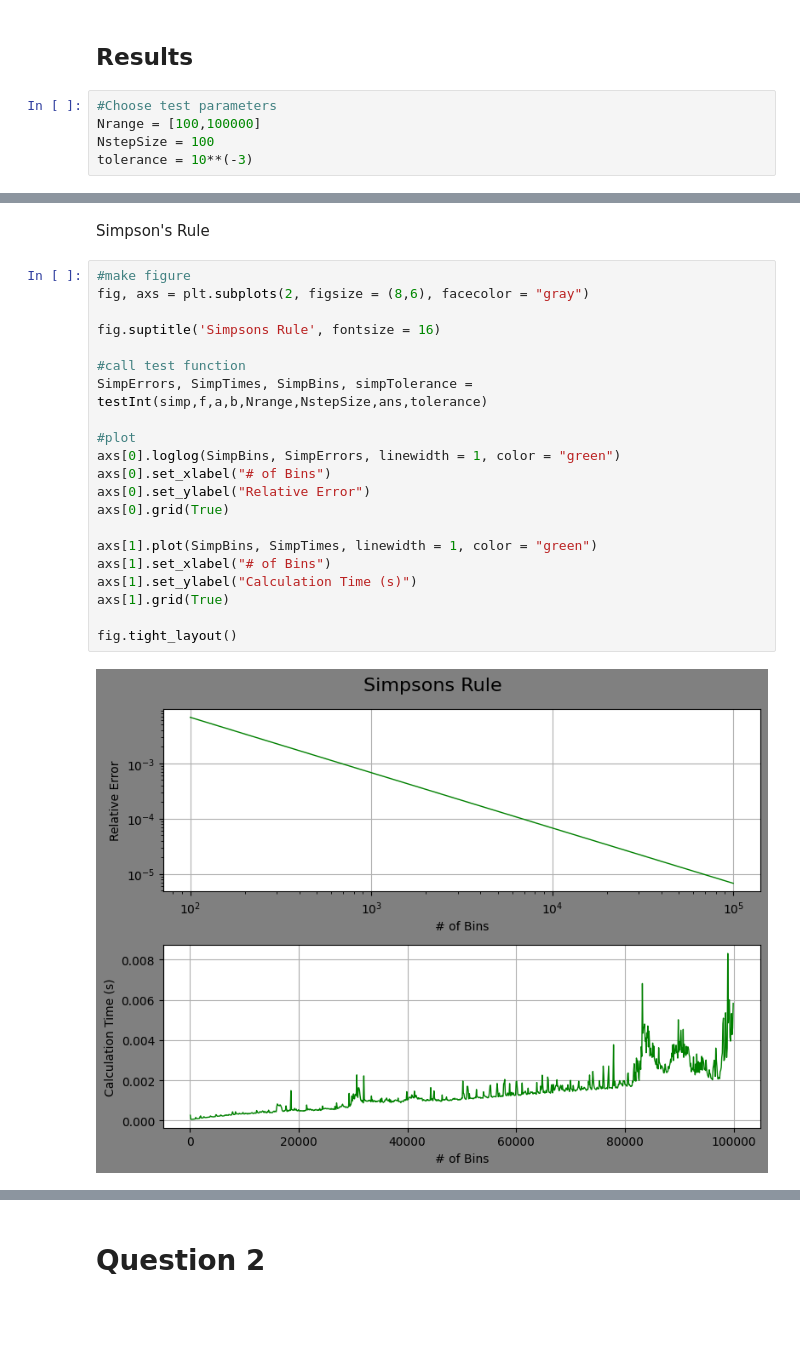
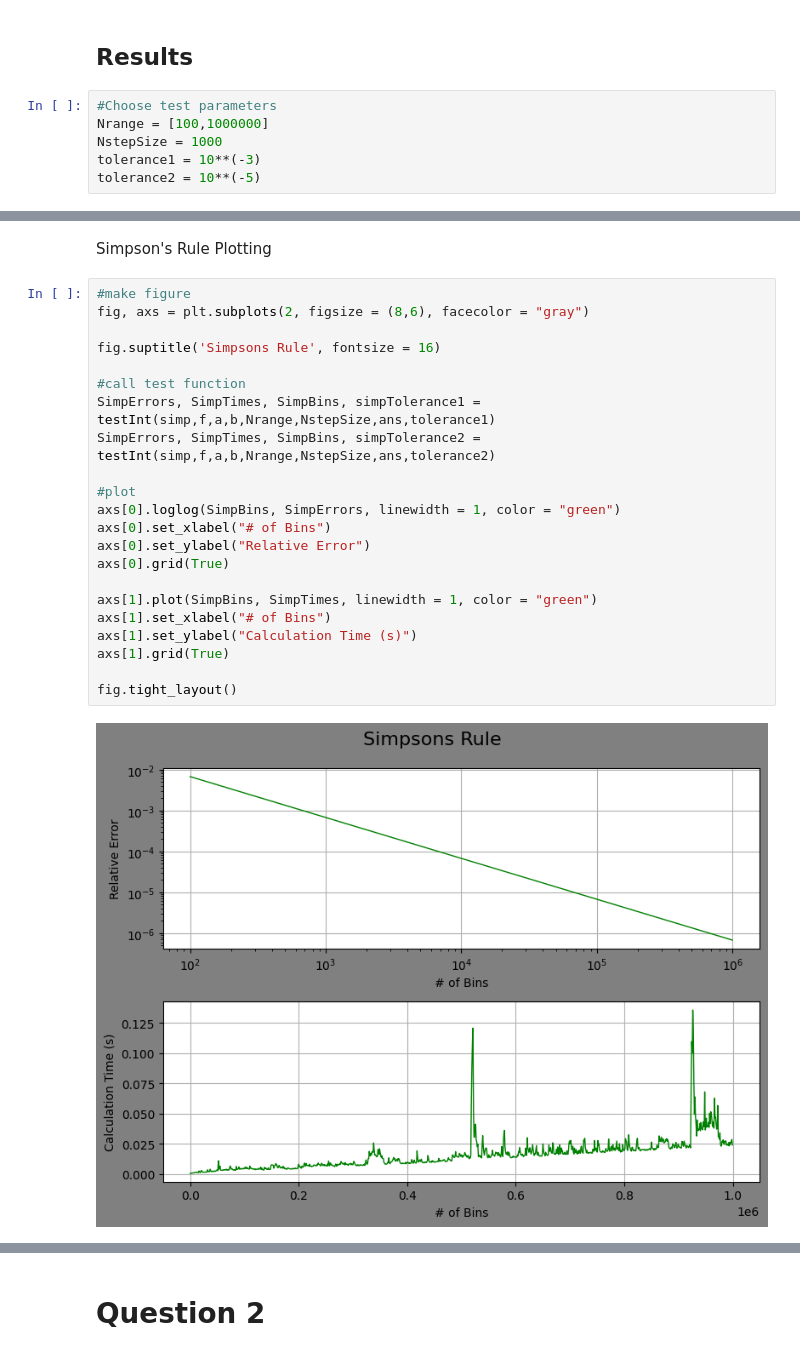
Before and after one commit to jake-van-sickle/ASTR-384C, a Jupyter notebook: HW1.ipynb, the cells around one changed output, grey strips where cells are left out. Cells and saved outputs as stored; diff of their text form; blank space fills up the shorter version.

```diff
--- a/HW1.ipynb
+++ b/HW1.ipynb
@@ -120,7 +117,8 @@ def testInt(intFunc,f,a,b,Nrange,NstepSize,ans,tolerance):
 ## Results
 # %%
 #Choose test parameters
-Nrange = [100,100000]
-NstepSize = 100
-tolerance = 10**(-3)
+Nrange = [100,1000000]
+NstepSize = 1000
+tolerance1 = 10**(-3)
+tolerance2 = 10**(-5)
 # %% [markdown]
@@ -176,26 +176,27 @@ fig.tight_layout()
 # %% [markdown]
-Simpson's Rule
+Simpson's Rule Plotting
 # %%
 #make figure
 fig, axs = plt.subplots(2, figsize = (8,6), facecolor = "gray")
 
 fig.suptitle('Simpsons Rule', fontsize = 16)
 
 #call test function
-SimpErrors, SimpTimes, SimpBins, simpTolerance = testInt(simp,f,a,b,Nrange,NstepSize,ans,tolerance)
+SimpErrors, SimpTimes, SimpBins, simpTolerance1 = testInt(simp,f,a,b,Nrange,NstepSize,ans,tolerance1)
+SimpErrors, SimpTimes, SimpBins, simpTolerance2 = testInt(simp,f,a,b,Nrange,NstepSize,ans,tolerance2)
 
 #plot
 axs[0].loglog(SimpBins, SimpErrors, linewidth = 1, color = "green")
 axs[0].set_xlabel("# of Bins")
 axs[0].set_ylabel("Relative Error")
 axs[0].grid(True)
 
 axs[1].plot(SimpBins, SimpTimes, linewidth = 1, color = "green")
 axs[1].set_xlabel("# of Bins")
 axs[1].set_ylabel("Calculation Time (s)")
 axs[1].grid(True)
 
 fig.tight_layout()
 # %% [output]
-[figure, old version]
+[figure, new version]
 # %%
```
Also changed, not shown: parts of 26 cells of this notebook.
